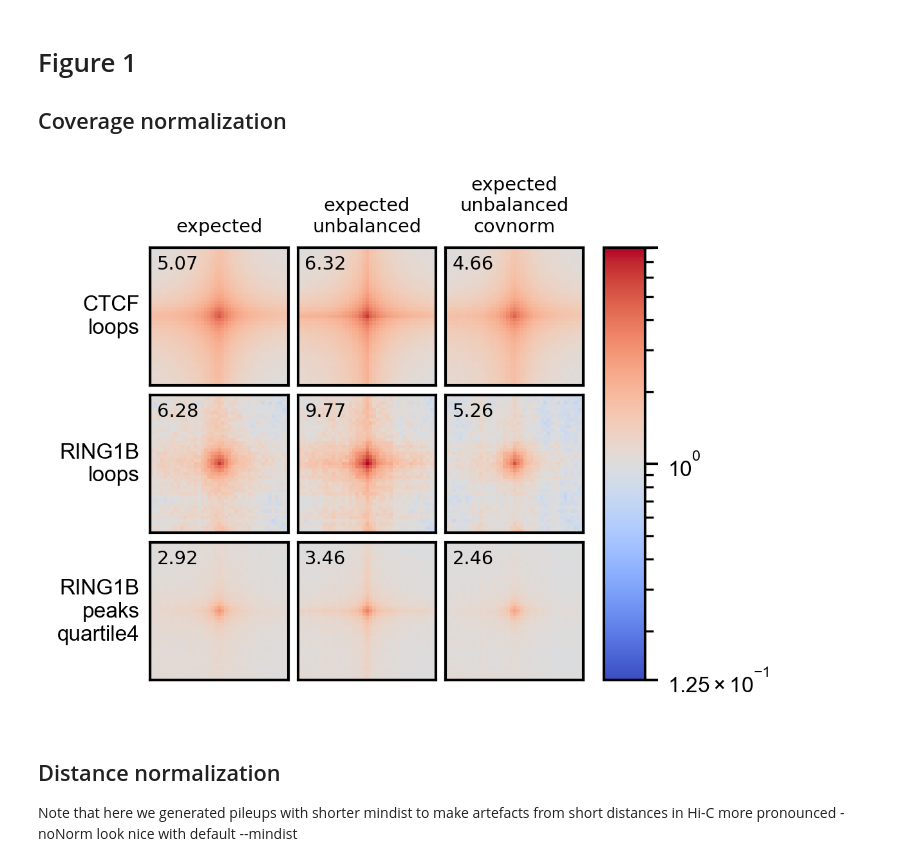
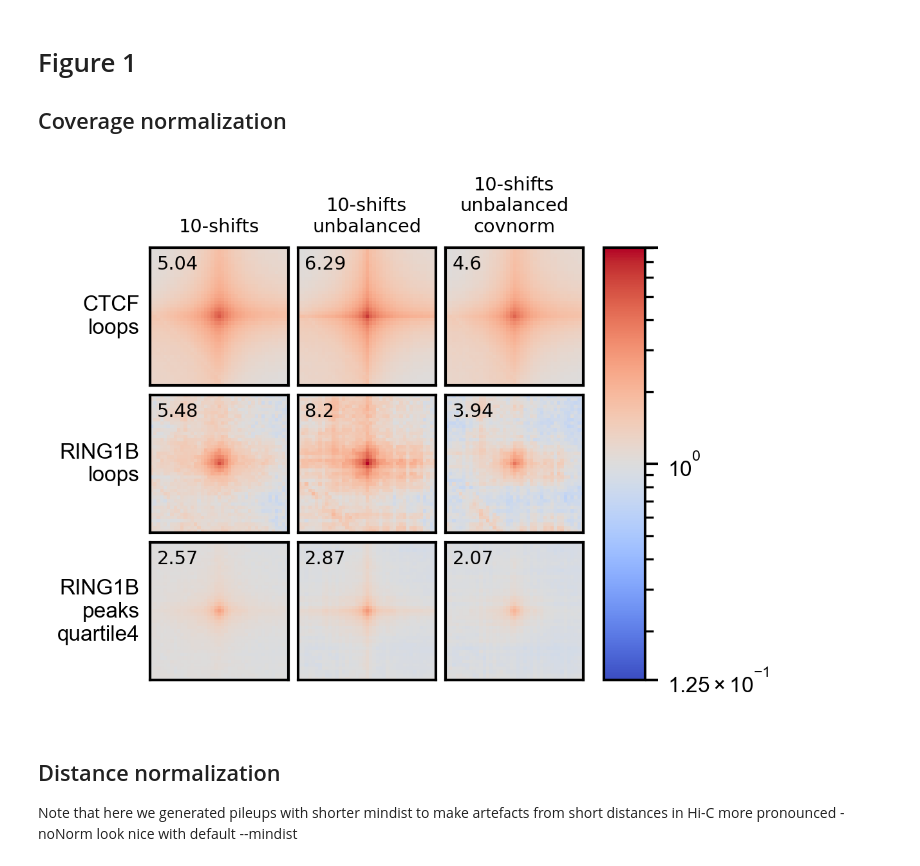
Before and after one commit to Phlya/coolpuppy_paper, a Jupyter notebook: notebook.ipynb, the cells around one changed output. Cells and saved outputs as stored; diff of their text form; code cells hidden in the pictures.

```diff
--- a/notebook.ipynb
+++ b/notebook.ipynb
@@ -109,7 +109,7 @@ TADs[l<1.5*10**6][['chrom1', 'end1', 'start2']].to_csv('local_rescaled/TADs_Bone
 # %%
 files = natsorted(glob.glob('balancing/pileups/*.np.txt'))
 names = [f.split('/')[-1] for f in files]
-conds = [f.split('_over_')[1].split('5kb_')[-1].split('Q4_')[-1].split('.')[0] for f in names]
+conds = [f.split('_over_')[1].split('5kb_')[-1].split('Q4_')[-1].split('.')[0].replace('_dist_100000-inf', '') for f in names]
 beds = [f.split('_over_')[1].split('_5kb_')[0].split('Q4_')[0] for f in names]
 
 loops = {}
@@ -118,7 +118,7 @@ for c in set(conds):
 for f, cond, bed in zip(files, conds, beds):
     loops[cond][bed] = np.loadtxt(f)
 
-cols = [i for i in list(sorted(set(conds))) if 'expected' in i and 'noNorm' not in i]
+cols = [i for i in list(sorted(set(conds)))]
 rownames = ['CTCF\nloops', 'RING1B\nloops', 'RING1B\npeaks\nquartile4']
 rows = list(sorted(set(beds)))
 f = plt.figure(dpi=300, figsize=(8.4/2.54, 23/3/2.54))
@@ -130,35 +130,35 @@ grid = ImageGrid(f, 111,  share_all=False,
                  label_mode="L",
                  cbar_location="right",
                  cbar_mode="single",
                  cbar_size="10%",
                  cbar_pad="5%",
                  cbar_set_cax=True
                  )
 axarr = np.array(grid).reshape((len(cols), len(rows)))
 cbarr = np.array(grid.cbar_axes).reshape((len(cols), len(rows)))
 for i, cond in enumerate(cols):
     amax = 8
     amin = 2**-np.log2(amax)
     for j, bed in enumerate(rows):
         n1 = cols.index(cond)
         n2 = rows.index(bed)
         data = loops[cond][bed]
         m = axarr[n1, n2].imshow(normCis(data, 1), cmap='coolwarm', norm=LogNorm(vmax=amax, vmin=amin))
         axarr[n1, n2].set_yticks([], [])
         axarr[n1, n2].set_xticks([], [])
         axarr[n1, n2].set_ylabel(rownames[j], size='x-small', rotation=0, ha='right', va='center')
         axarr[n1, n2].text(s=get_enrichment(normCis(data), 1), y=0.95, x=0.05, ha='left', va='top',
                            size='x-small',
                            transform = axarr[n1, n2].transAxes)
         make_nice(axarr[n1, n2])
         axarr[n1, 0].set_title(cond.replace('_', '\n'), rotation=0, size='x-small')
 cb = plt.colorbar(m, grid.cbar_axes[0])
 cb.set_ticks([amin, 1, amax])
 make_nice(cb.ax)
-# plt.savefig('Figure_panels/Fig1A.svg', bbox_inches='tight')
+plt.savefig('Figure_panels/Fig1A.svg', bbox_inches='tight')
 plt.show()
 # %% [output]
-[figure, old version]
+[figure, new version]
 # %% [markdown]
 ## Distance normalization
 Note that here we generated pileups with shorter mindist to make artefacts from short distances in Hi-C more pronounced - noNorm look nice with default --mindist
```
Also changed, not shown: parts of 2 cells of this notebook, 40 other files.
